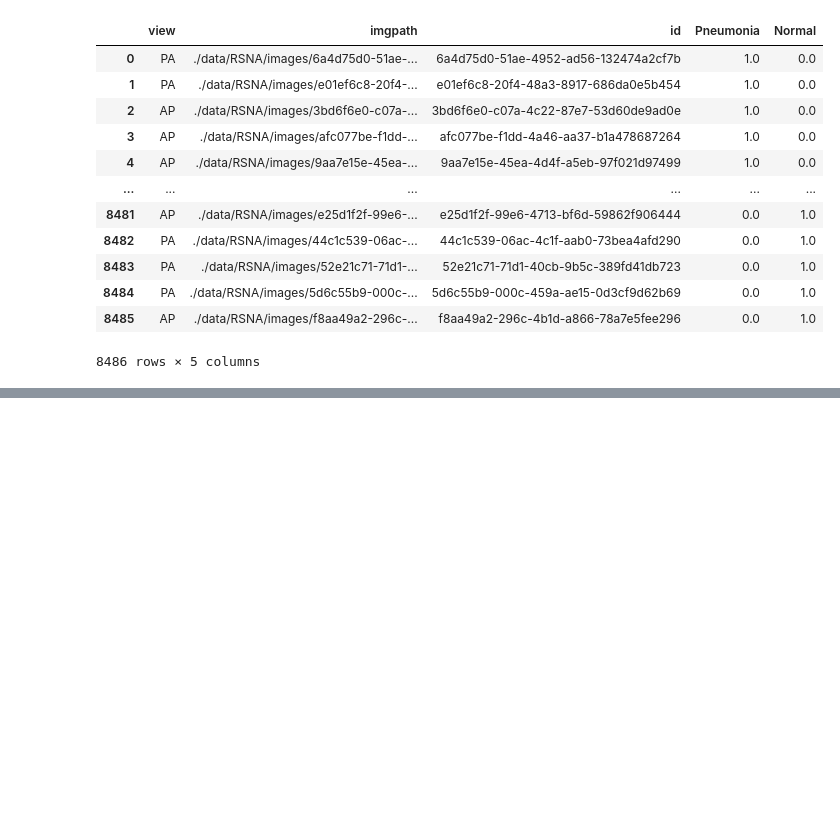
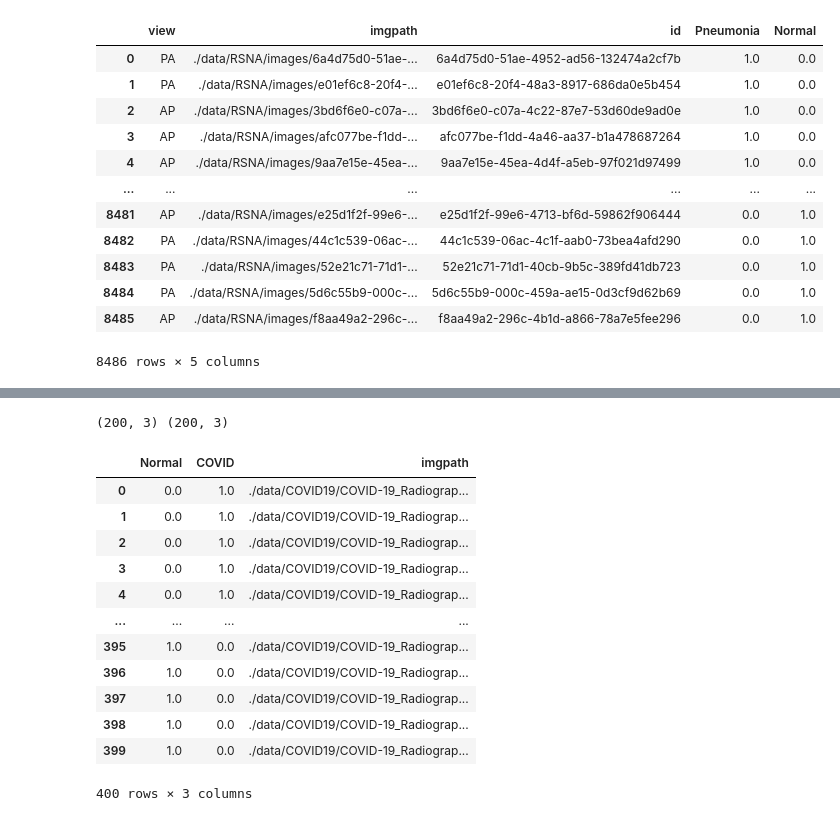
Before and after one commit to RyanWangZf/MedCLIP, a Jupyter notebook: playground.ipynb, the cells around one changed output, grey strips where cells are left out. Cells and saved outputs as stored; diff of their text form; code cells hidden in the pictures; blank space fills up the shorter version.

```diff
--- a/playground.ipynb
+++ b/playground.ipynb
@@ -175,0 +237,22 @@ rsna_balanced_train_meta
+# %%
+pos = covid_test_meta[covid_test_meta.COVID == 1].sample(n=200, random_state=42)
+neg = covid_test_meta[covid_test_meta.Normal == 1].sample(n=200, random_state=42)
+print(pos.shape, neg.shape)
+covid_2x200_test_meta = pd.concat([pos, neg]).reset_index(drop=True)
+covid_2x200_test_meta.to_csv('./local_data/covid-2x200-test-meta.csv')
+covid_2x200_test_meta
+# %% [output]
+(200, 3) (200, 3)
+|  | Normal | COVID | imgpath |
+| 0 | 0.0 | 1.0 | ./data/COVID19/COVID-19_Radiograp... |
+| 1 | 0.0 | 1.0 | ./data/COVID19/COVID-19_Radiograp... |
+| 2 | 0.0 | 1.0 | ./data/COVID19/COVID-19_Radiograp... |
+| 3 | 0.0 | 1.0 | ./data/COVID19/COVID-19_Radiograp... |
+| 4 | 0.0 | 1.0 | ./data/COVID19/COVID-19_Radiograp... |
+| ... | ... | ... | ... |
+| 395 | 1.0 | 0.0 | ./data/COVID19/COVID-19_Radiograp... |
+| 396 | 1.0 | 0.0 | ./data/COVID19/COVID-19_Radiograp... |
+| 397 | 1.0 | 0.0 | ./data/COVID19/COVID-19_Radiograp... |
+| 398 | 1.0 | 0.0 | ./data/COVID19/COVID-19_Radiograp... |
+| 399 | 1.0 | 0.0 | ./data/COVID19/COVID-19_Radiograp... |
+400 rows × 3 columns
```
Also changed, not shown: parts of 5 cells of this notebook, 9 other files.
